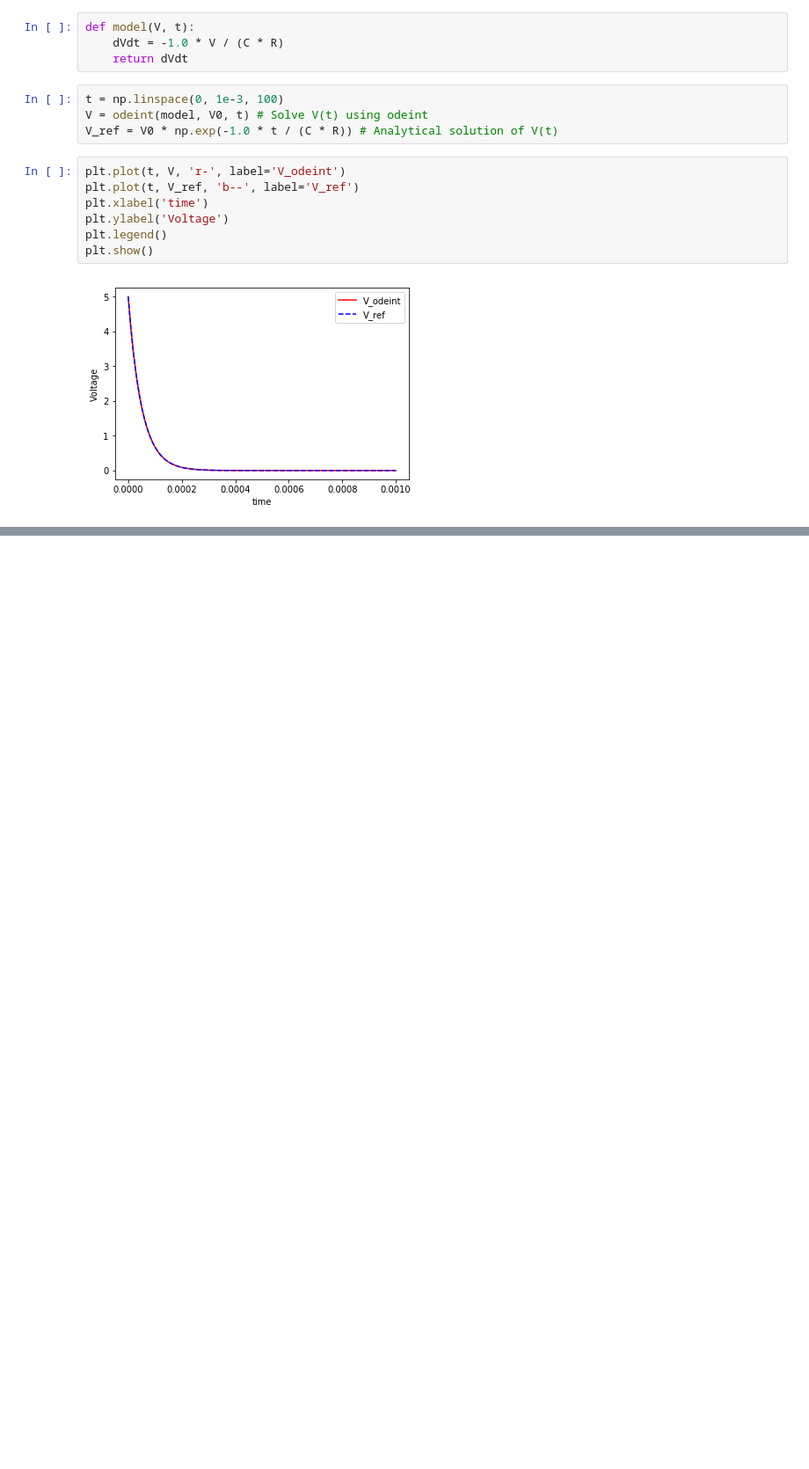
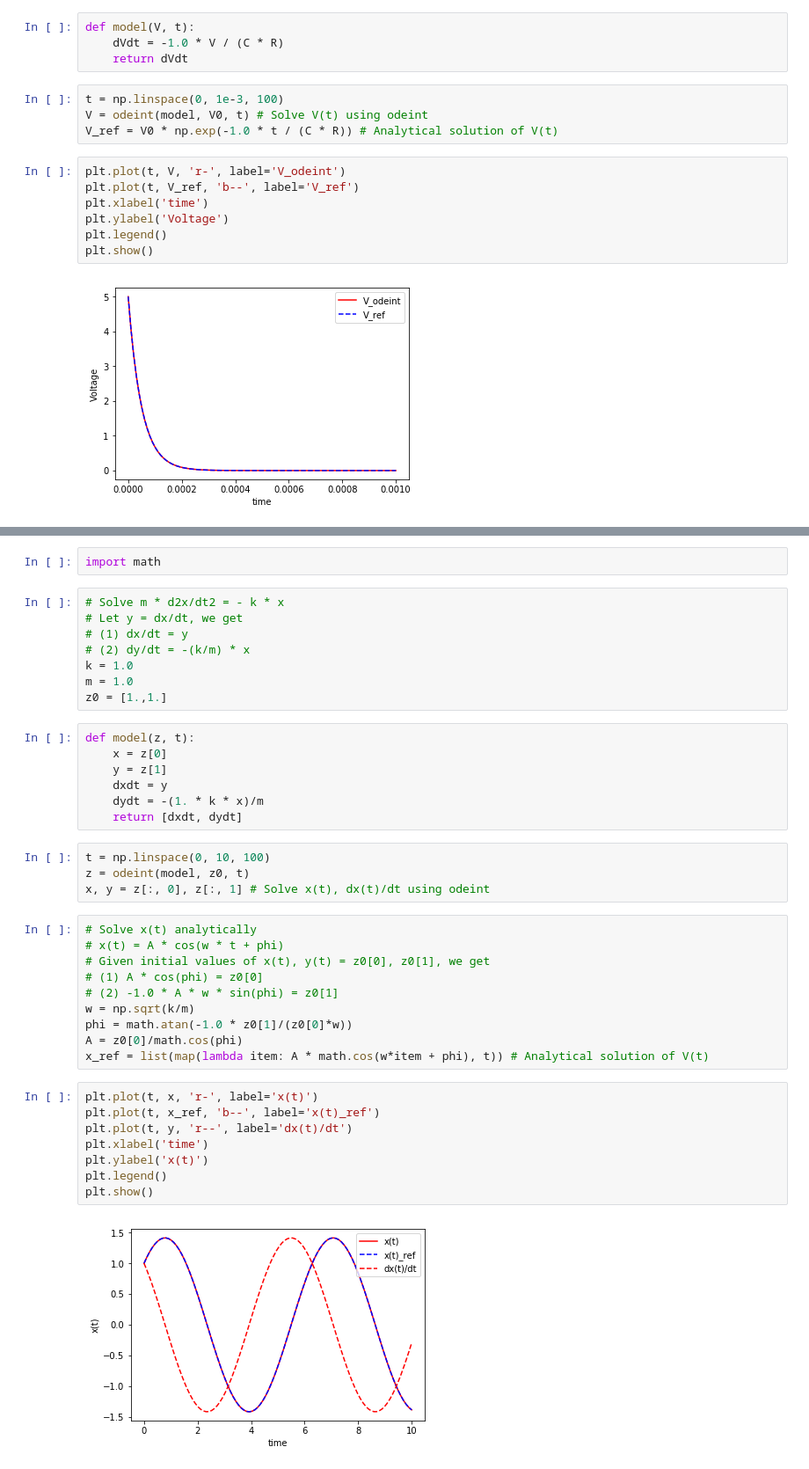
Before and after one commit to Jiawei2333/Coding_workout, a Jupyter notebook: Scipy_odeint.ipynb, the cells around one changed output, grey strips where cells are left out. Shown at 88% size. Drawn from its saved outputs; the diff is of its cells as text; blank space fills up the shorter version.

```diff
--- a/Scipy_odeint.ipynb
+++ b/Scipy_odeint.ipynb
@@ -27,0 +33,41 @@ plt.show()
+# %%
+import math
+# %%
+# Solve m * d2x/dt2 = - k * x
+# Let y = dx/dt, we get
+# (1) dx/dt = y
+# (2) dy/dt = -(k/m) * x
+k = 1.0
+m = 1.0
+z0 = [1.,1.]
+# %%
+def model(z, t):
+    x = z[0]
+    y = z[1]
+    dxdt = y
+    dydt = -(1. * k * x)/m
+    return [dxdt, dydt]
+# %%
+t = np.linspace(0, 10, 100)
+z = odeint(model, z0, t)
+x, y = z[:, 0], z[:, 1] # Solve x(t), dx(t)/dt using odeint
+# %%
+# Solve x(t) analytically
+# x(t) = A * cos(w * t + phi)
+# Given initial values of x(t), y(t) = z0[0], z0[1], we get
+# (1) A * cos(phi) = z0[0]
+# (2) -1.0 * A * w * sin(phi) = z0[1]
+w = np.sqrt(k/m)
+phi = math.atan(-1.0 * z0[1]/(z0[0]*w))
+A = z0[0]/math.cos(phi)
+x_ref = list(map(lambda item: A * math.cos(w*item + phi), t)) # Analytical solution of V(t)
+# %%
+plt.plot(t, x, 'r-', label='x(t)')
+plt.plot(t, x_ref, 'b--', label='x(t)_ref')
+plt.plot(t, y, 'r--', label='dx(t)/dt')
+plt.xlabel('time')
+plt.ylabel('x(t)')
+plt.legend()
+plt.show()
+# %% [output]
+[figure, added]
```
Also changed, not shown: parts of 3 cells of this notebook.
